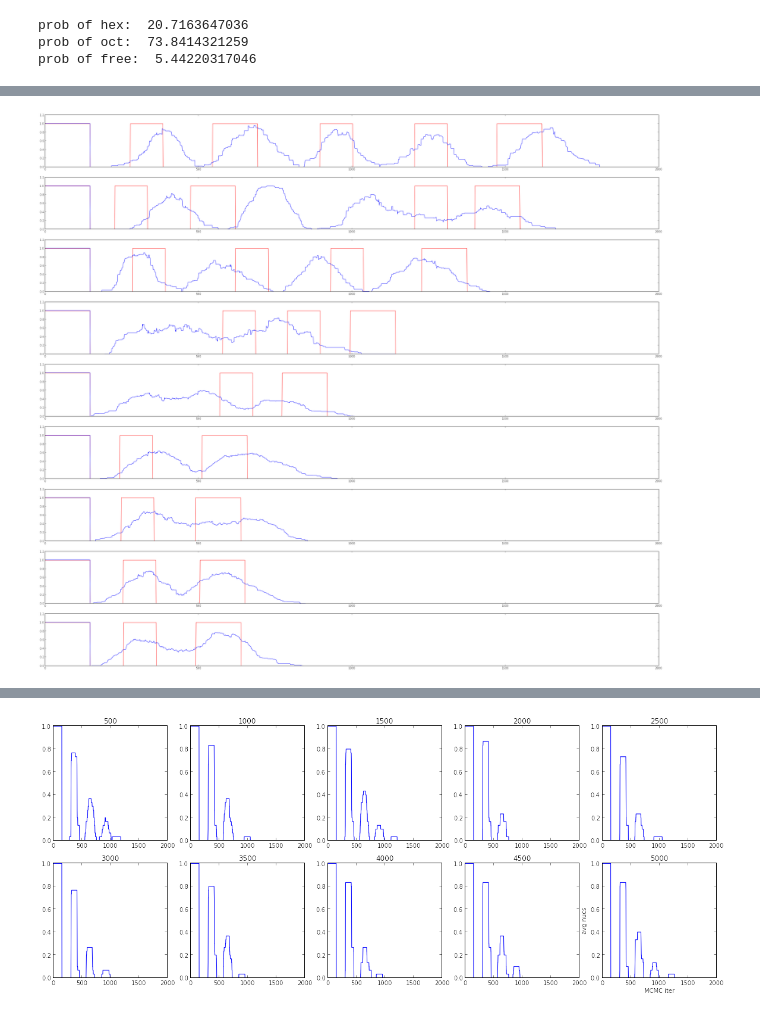
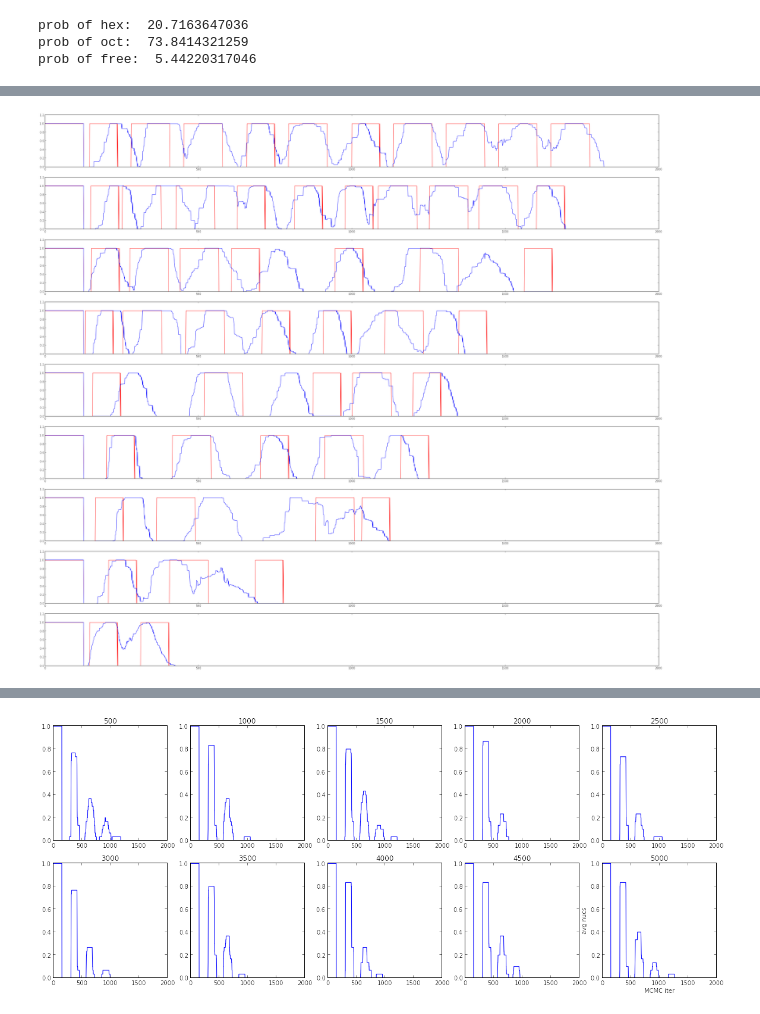
Before and after one commit to npagane/bph, a Jupyter notebook: gal/exonicNucleosomeKinetics.ipynb, the cells around one changed output, grey strips where cells are left out. Saved outputs shown, nothing was run; the diff lists cells and outputs as text; code cells hidden in the pictures.

```diff
--- a/gal/exonicNucleosomeKinetics.ipynb
+++ b/gal/exonicNucleosomeKinetics.ipynb
@@ -86,6 +91,6 @@ print detSpace(gene)
 # %%
 kB = 1.38e-23; T = 295
-ecoeff = 7.0/2
+ecoeff = 3.0/2
 kspring = ecoeff*2*kB*T/(NUC_SPACE/3*1e-9)**2
 
 # define energy calculation
@@ -105,7 +110,7 @@ x = x[1:len(x)-1];
 k = -np.log(0.5)
 y = np.linspace(1, len(x), len(x))
 
-xVec = [1, 1.55, 1.65, 1.75, 2]
+xVec = [1, 1.6, 1.7, 1.8, 2]
 
 ax = fig.add_subplot(1,2,1)
 ax.plot(y, np.ones(len(x))*kB*T, '--', label = 'kBT', linewidth = 4)
@@ -171,7 +176,7 @@ def MCMC(g = initializeGene(), N = 1000):
         # check for collision
         propG = g[:]*1.0 # shallow copy
         propG[propInd] = 0
-        if (np.sum(propG[move]) == 0):
+        if (np.sum(propG[move]) == 0 and len(move) == len(propInd)):
             propG[move] = propNuc
             # metropolis criterion
             propE = energy(propG)
@@ -360,12 +348,13 @@ gAv = []
 for i in range(cycles):
     g = RNAP(g)
     gempty = np.sum(g == 0)
-    if gempty == len(g) or gempty == (len(g) - OCT_LEN) or gempty == (len(g) - HEX_LEN):
+    if gempty == (len(g) - OCT_LEN) or len(g[g == 1]) != OCT_LEN:
+        print len(g[g == 1])
         print 'terminated early since only one left'
         break
     en.append(energy(g)); gAv.append(np.ceil(g/max(g)))
-    print 'transcription ', i+1, ': ', detSpace(g).values()
+    print 'trans ', i+1, ': ', detSpace(g).values()
     g, e, gA = MCMC(g, 1000)
     gene.append(g); en.extend(e); gAv.append(gA/len(e))
-    print 'relaxation ', i+1, ': ', detSpace(g).values()
+    print 'relax ', i+1, ': ', detSpace(g).values()
 # %% [output]
@@ -409,30 +398,31 @@ plt.show()
 # %%
 cycles = 10
 gene = []
 en = []
 g = initializeGene(); gene.append(g)
 gAv = []
 for i in range(cycles):
     g = RNAP(g)
     gempty = np.sum(g == 0)
-    if gempty == len(g) or gempty == (len(g) - OCT_LEN) or gempty == (len(g) - HEX_LEN):
-        print 'terminated at', i, 'since only one left'
+    if gempty == (len(g) - OCT_LEN) or len(g[g == 1]) != OCT_LEN:
+        print len(g[g == 1])
+        print 'terminated early since only one left'
         break
     gene.append(g); en.append(energy(g)); gAv.append(np.ceil(g/max(g)))
     g, e, gA = MCMC(g, 500)
     gene.append(g); en.extend(e); gAv.append(gA/len(e))
 
 fig = plt.figure(figsize=(4*cycles, 4*cycles))
 ind = 0; pltInd = 0
 while ind < 2*i:
     ax = fig.add_subplot(cycles,1,pltInd+1)
     ax.plot(gAv[ind], 'r-')
     ax.plot(gAv[ind+1], 'b-')
     ind += 2; pltInd += 1
 
 plt.show()
 # %% [output]
-[figure, old version]
+[figure, new version]
 # %%
 # run several simulations varying transcription rate to gather statistics
 runs = {}
```
Also changed, not shown: parts of 25 cells of this notebook.
